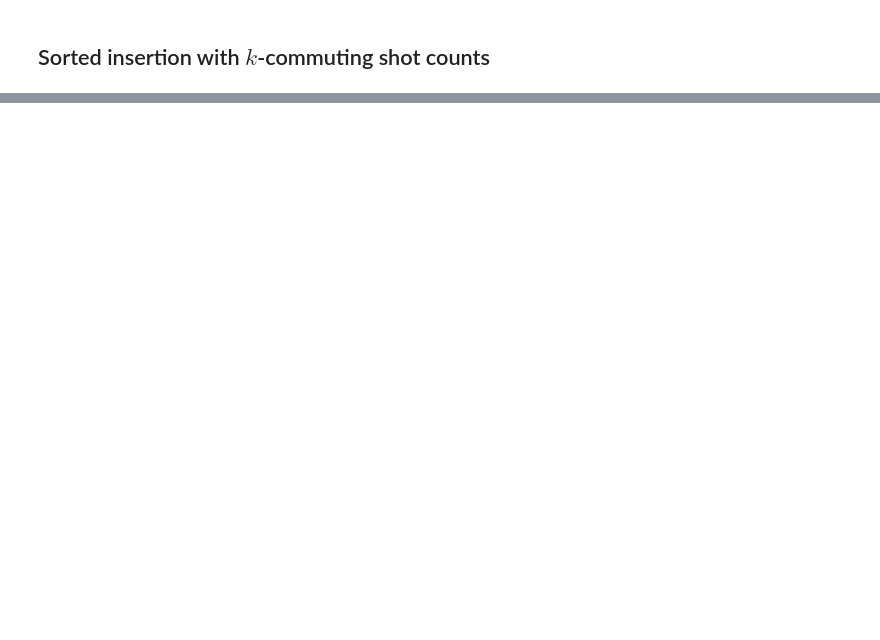
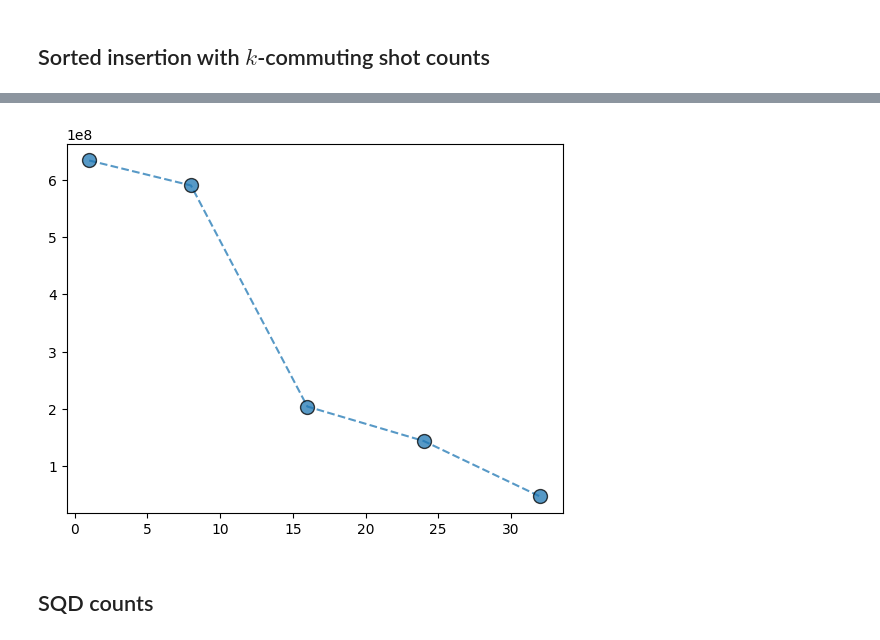
Before and after one commit to rmlarose/kcommute, a Jupyter notebook: kcommute/scripts/compare-to-sqd/n2.ipynb, the cells around one changed output, grey strips where cells are left out. Saved outputs shown, nothing was run; the diff lists cells and outputs as text; code cells hidden in the pictures; blank space fills up the shorter version.

Commit message:
Counts for k-commuting sorted insertion; implementation of SQD, need to simulate circuit to draw bitstrings then count number of shots.

```diff
--- a/kcommute/scripts/compare-to-sqd/n2.ipynb
+++ b/kcommute/scripts/compare-to-sqd/n2.ipynb
@@ -76,0 +158,2 @@ Qubit Hamiltonian acts on 32 qubit(s) and has 21521 term(s).
+# %%
+psi = simulate(circuit_cirq, verbose=True, max_bond=8)
@@ -86,5 +176,4 @@ from kcommute.shot_metrics import get_shotcounts_mpo_mps
 from kcommute.tensor_nets import groups_of_to_mpos
 # %%
 qubits = cirq.LineQubit.range(nqubits)
+kvals = [1, 8, 16, 24, 32]
-# %%
-k = 1
@@ -175,0 +180,22 @@ Gate counts (w/ pre-init passes): OrderedDict([('rz', 2486), ('sx', 2149), ('ecr
+# %%
+all_groups = []
+all_ngroups = []
+all_rhats = []
+all_shots = []
+
+for k in kvals:
+    print(f"Status: on k = {k}")
+    all_groups.append(
+        get_si_sets(ham, compute_blocks(qubits, k), verbosity=1)
+    )
+    all_ngroups.append(len(all_groups[-1]))
+    print("\nNumber of groups:", all_ngroups[-1])
+    all_rhats.append(
+        r_hat_measurement_count(all_groups[-1])
+    )
+    print("Rhat =", all_rhats[-1])
+    mpos = groups_of_to_mpos(all_groups[-1], qubits, max_bond=16)
+    all_shots.append(
+        get_shotcounts_mpo_mps(mpos, psi, eps=1e-3)
+    )
+    print("Shots =", all_shots[-1])
@@ -175,0 +220,7 @@ Gate counts (w/ pre-init passes): OrderedDict([('rz', 2486), ('sx', 2149), ('ecr
+# %%
+plt.plot(kvals, all_shots, "--o", mec="black", ms=10, alpha=0.75);
+plt.savefig(f"metaphosphate_shots_for_chemical_accuracy_vs_k.pdf")
+# %% [output]
+[figure, added]
+# %% [markdown]
+## SQD counts
```
Also changed, not shown: parts of 30 cells of this notebook, 1 other file.
